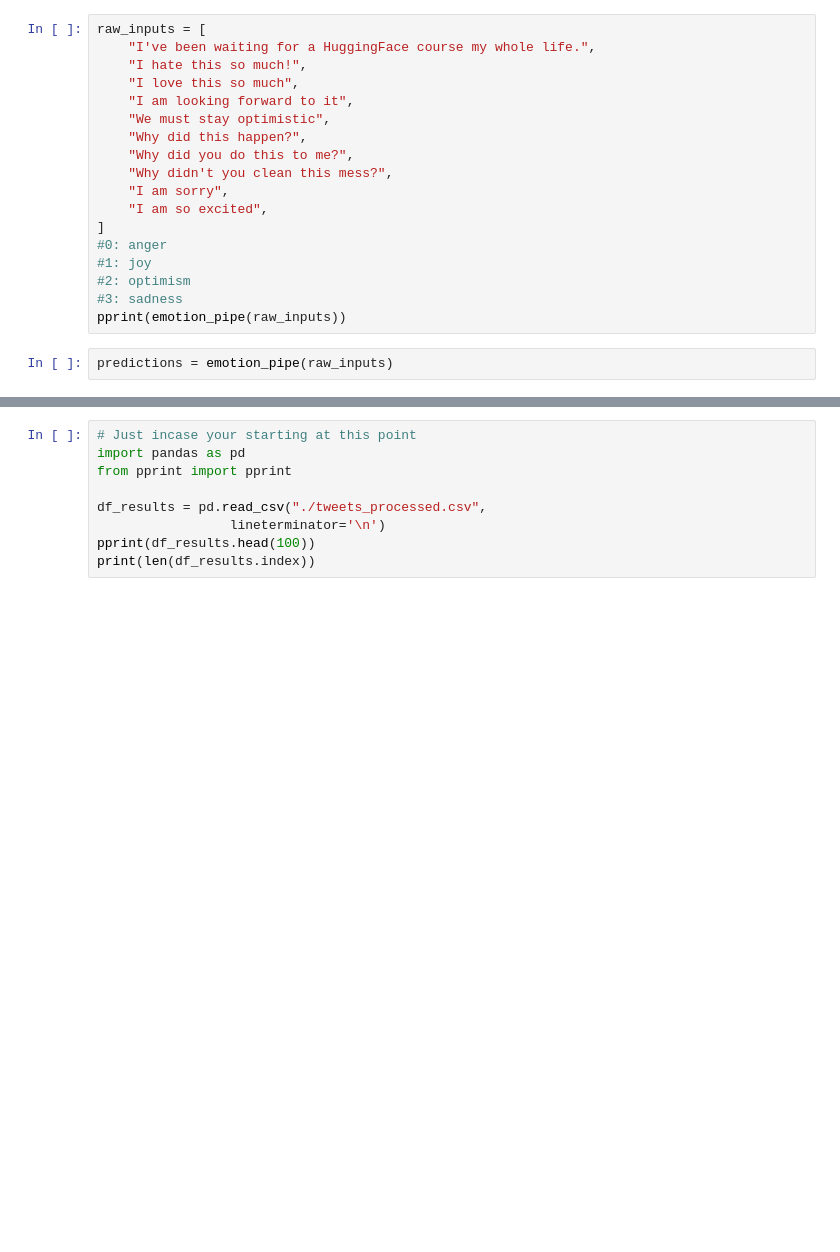
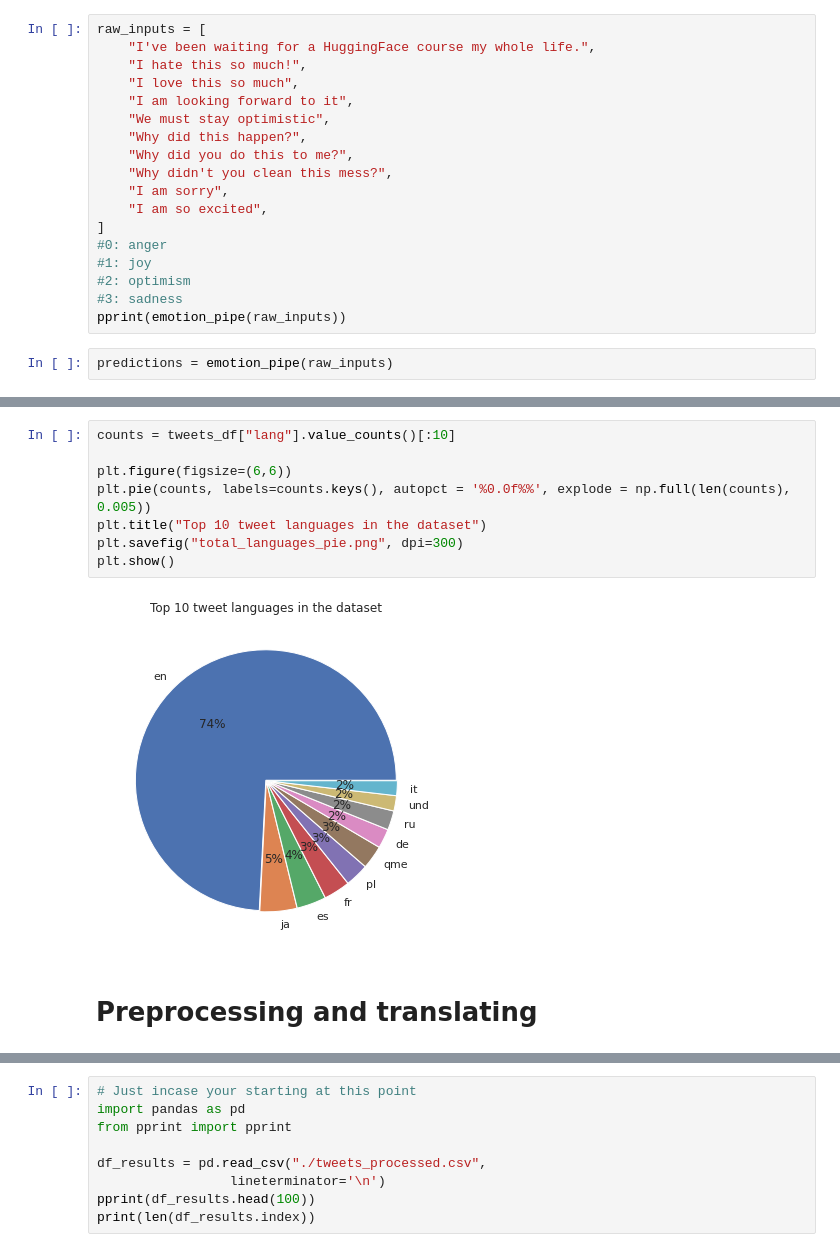
Before and after one commit to JohannesWittmann9/bert_tweet_emotion_classification, a Jupyter notebook: NLE2_J_Q_Wittmann_Ukraine_Tweet_Classification.ipynb, the cells around one changed output, grey strips where cells are left out. Drawn from its saved outputs; the diff is of its cells as text; blank space fills up the shorter version.

```diff
--- a/NLE2_J_Q_Wittmann_Ukraine_Tweet_Classification.ipynb
+++ b/NLE2_J_Q_Wittmann_Ukraine_Tweet_Classification.ipynb
@@ -324 +316,13 @@ def labelToEmotion(label):
+# %%
+counts = tweets_df["lang"].value_counts()[:10]
+
+plt.figure(figsize=(6,6))
+plt.pie(counts, labels=counts.keys(), autopct = '%0.0f%%', explode = np.full(len(counts), 0.005))
+plt.title("Top 10 tweet languages in the dataset")
+plt.savefig("total_languages_pie.png", dpi=300)
+plt.show()
+# %% [output]
+[figure, added]
+# %% [markdown]
+# Preprocessing and translating
 # %%
```
Also changed, not shown: parts of 43 cells of this notebook.
